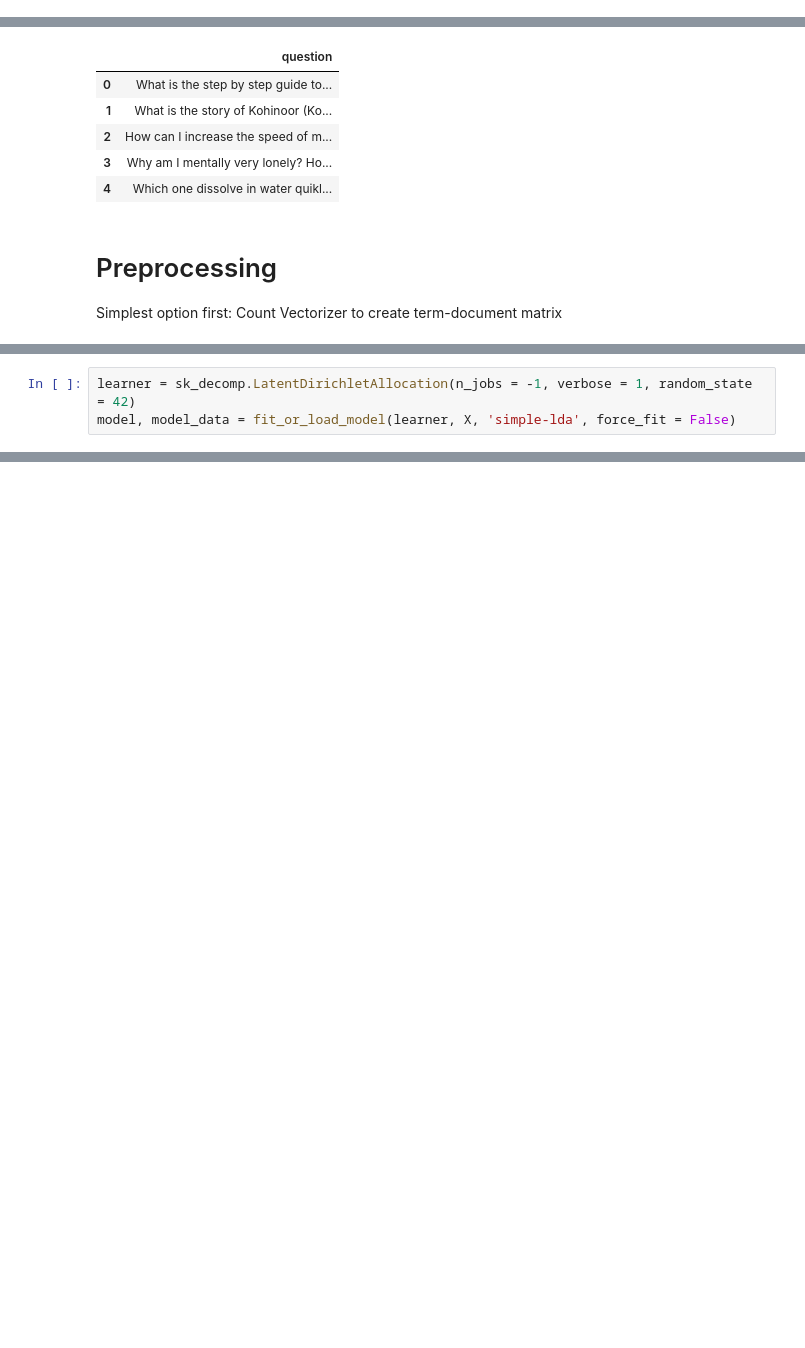
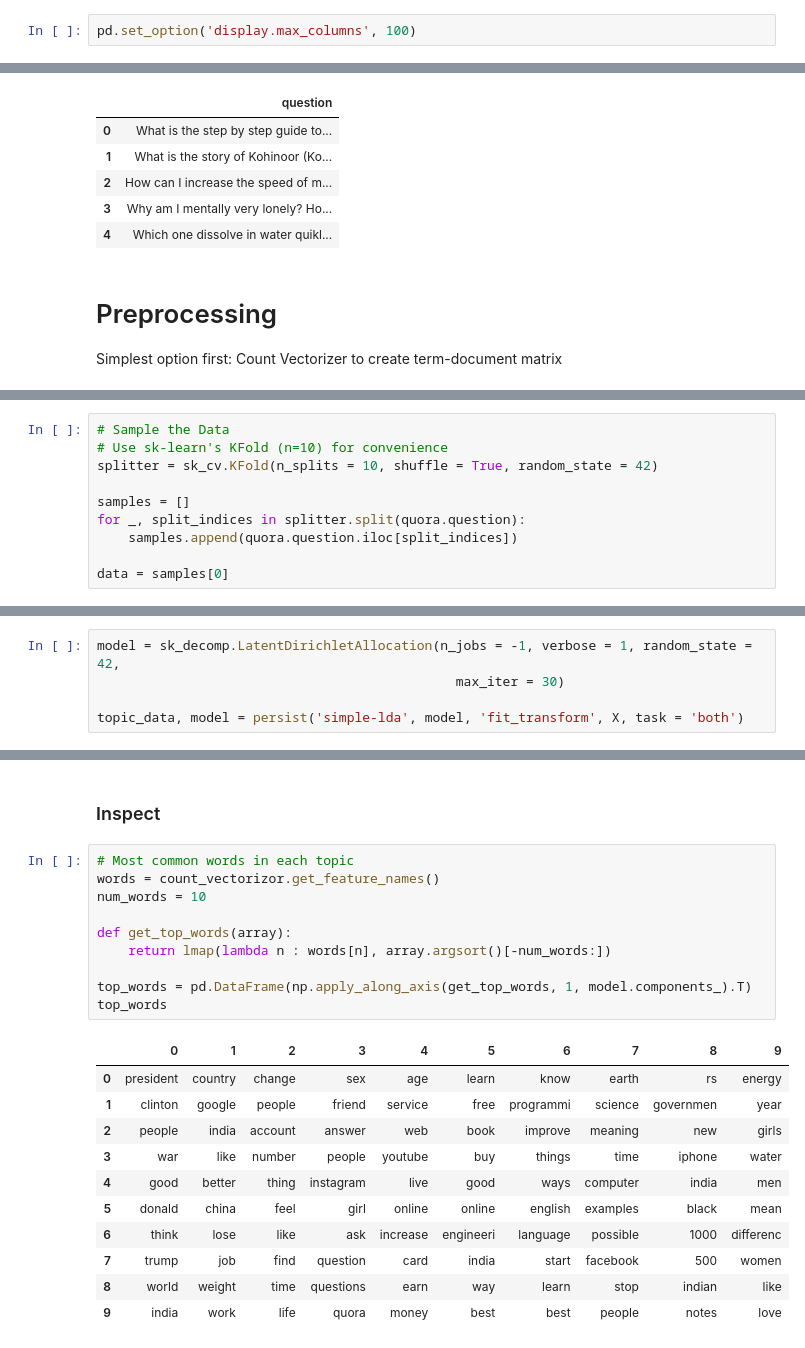
Before and after one commit to rcharan/quora-questions, a Jupyter notebook: quora-analysis.ipynb, the cells around one changed output, grey strips where cells are left out. Saved outputs shown, nothing was run; the diff lists cells and outputs as text; blank space fills up the shorter version.

```diff
--- a/quora-analysis.ipynb
+++ b/quora-analysis.ipynb
@@ -7,0 +12,2 @@ import string
+# %%
+pd.set_option('display.max_columns', 100)
@@ -47,3 +61,13 @@ tokenizer       = compose(filter_tokenizer, spacy_tokenizer)
+# %%
+# Sample the Data
+# Use sk-learn's KFold (n=10) for convenience
+splitter = sk_cv.KFold(n_splits = 10, shuffle = True, random_state = 42)
+
+samples = []
+for _, split_indices in splitter.split(quora.question):
+    samples.append(quora.question.iloc[split_indices])
+
+data = samples[0]
 # %%
 count_vectorizor = sk_text.CountVectorizer(
                        strip_accents= 'unicode',
@@ -70,4 +101,6 @@ print(f'{X.shape[1]} word identified with the given frequency cutoffs')
 # %%
-learner = sk_decomp.LatentDirichletAllocation(n_jobs = -1, verbose = 1, random_state = 42)
-model, model_data = fit_or_load_model(learner, X, 'simple-lda', force_fit = False)
+model = sk_decomp.LatentDirichletAllocation(n_jobs = -1, verbose = 1, random_state = 42,
+                                              max_iter = 30)
+
+topic_data, model = persist('simple-lda', model, 'fit_transform', X, task = 'both')
 # %% [output]
@@ -75,0 +134,24 @@ Loading model from disk
+# %% [markdown]
+### Inspect
+# %%
+# Most common words in each topic
+words = count_vectorizor.get_feature_names()
+num_words = 10
+
+def get_top_words(array):
+    return lmap(lambda n : words[n], array.argsort()[-num_words:])
+
+top_words = pd.DataFrame(np.apply_along_axis(get_top_words, 1, model.components_).T)
+top_words
+# %% [output]
+|  | 0 | 1 | 2 | 3 | 4 | 5 | 6 | 7 | 8 | 9 |
+| 0 | president | country | change | sex | age | learn | know | earth | rs | energy |
+| 1 | clinton | google | people | friend | service | free | programmi | science | governmen | year |
+| 2 | people | india | account | answer | web | book | improve | meaning | new | girls |
+| 3 | war | like | number | people | youtube | buy | things | time | iphone | water |
+| 4 | good | better | thing | instagram | live | good | ways | computer | india | men |
+| 5 | donald | china | feel | girl | online | online | english | examples | black | mean |
+| 6 | think | lose | like | ask | increase | engineeri | language | possible | 1000 | differenc |
+| 7 | trump | job | find | question | card | india | start | facebook | 500 | women |
+| 8 | world | weight | time | questions | earn | way | learn | stop | indian | like |
+| 9 | india | work | life | quora | money | best | best | people | notes | love |
```
Also changed, not shown: parts of 41 cells of this notebook, 18 other files.
